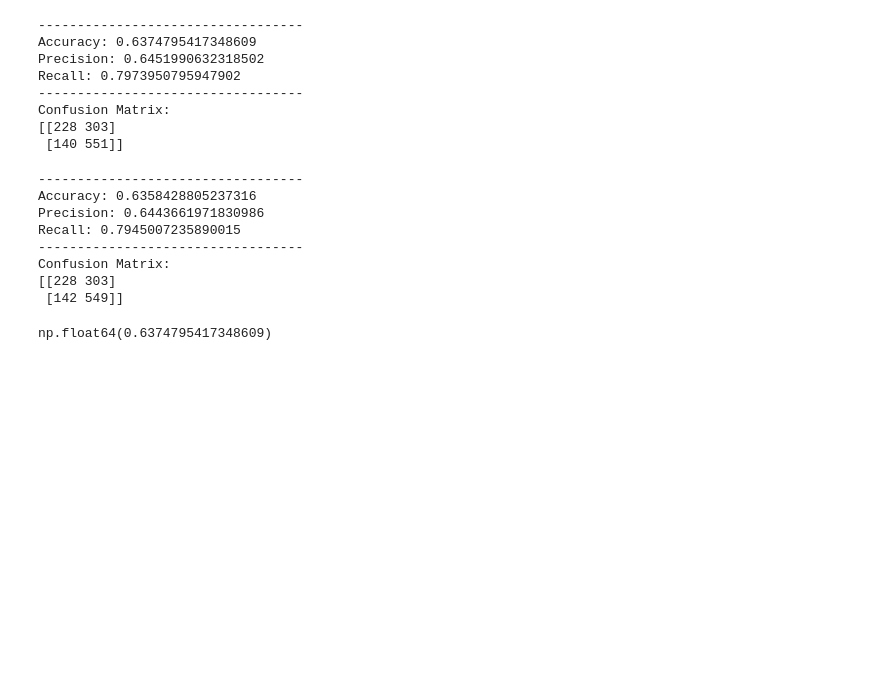
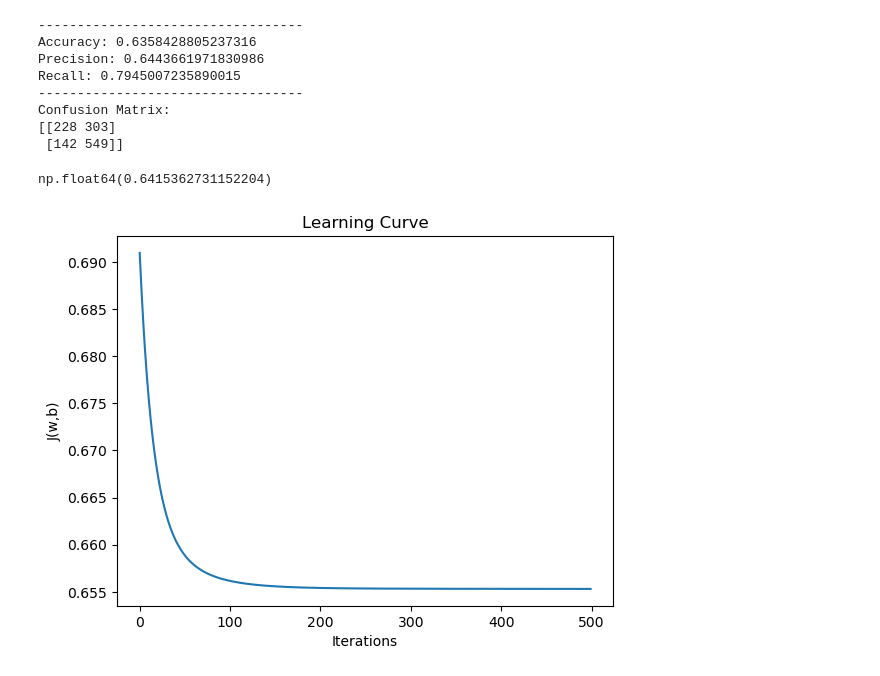
Before and after one commit to jelmani/nba-game-predictor, a Jupyter notebook: notebooks/modeling.ipynb, the cells around one changed output. Cells and saved outputs as stored; diff of their text form; code cells hidden in the pictures; blank space fills up the shorter version.

Commit message:
write feature extractor class, add plus minus s2d

```diff
--- a/notebooks/modeling.ipynb
+++ b/notebooks/modeling.ipynb
@@ -74,7 +75,7 @@ X_val, y_val = get_x_y_from_csv("x_val_set.csv", "y_val_set.csv")
 delta_X_val = pd.read_csv("stat_delta_x_val.csv").to_numpy()
 # %%
 def train_log_regression(X):
-    lambda_ = 2
+    lambda_ = 30
     iterations = 500
     alpha = 0.05
     w, b = compute_gradient_descent(get_scaled_matrix(X), y_train, alpha, lambda_, iterations)
@@ -103,14 +100,3 @@ w, b = train_log_regression(delta_X_train)
-# %%
-test_model(delta_X_val, y_val)
-# %% [output]
-----------------------------------
-Accuracy: 0.6374795417348609
-Precision: 0.6451990632318502
-Recall: 0.7973950795947902
-----------------------------------
-Confusion Matrix:
-[[228 303]
- [140 551]]
 # %%
 # Use sklearn to test and compare my model
 logreg = LogisticRegression()
@@ -130,6 +116,15 @@ Confusion Matrix:
 [[228 303]
  [142 549]]
 # %%
-np.count_nonzero((my_y_pred.round() == y_val).astype(int)) / y_val.shape[0]
+np.count_nonzero((compute_model_output(X_test.to_numpy(), w, b).round() == y_test).astype(int)) / y_test.shape[0]
 # %% [output]
-np.float64(0.6374795417348609)
+np.float64(0.6415362731152204)
+# %%
+fx = FeatureExtractor("nba_games_processed.csv")
+fx.build()
+X_train, y_train = fx.get_train(use_delta_stats=True, train_end="2024")
+X_test, y_test = fx.get_test(use_delta_stats=True, start="2024", end="2026")
+# %%
+w, b = train_log_regression(X_train.to_numpy())
+# %% [output]
+[figure, added]
```
Also changed, not shown: parts of 5 cells of this notebook, 2 other files.
